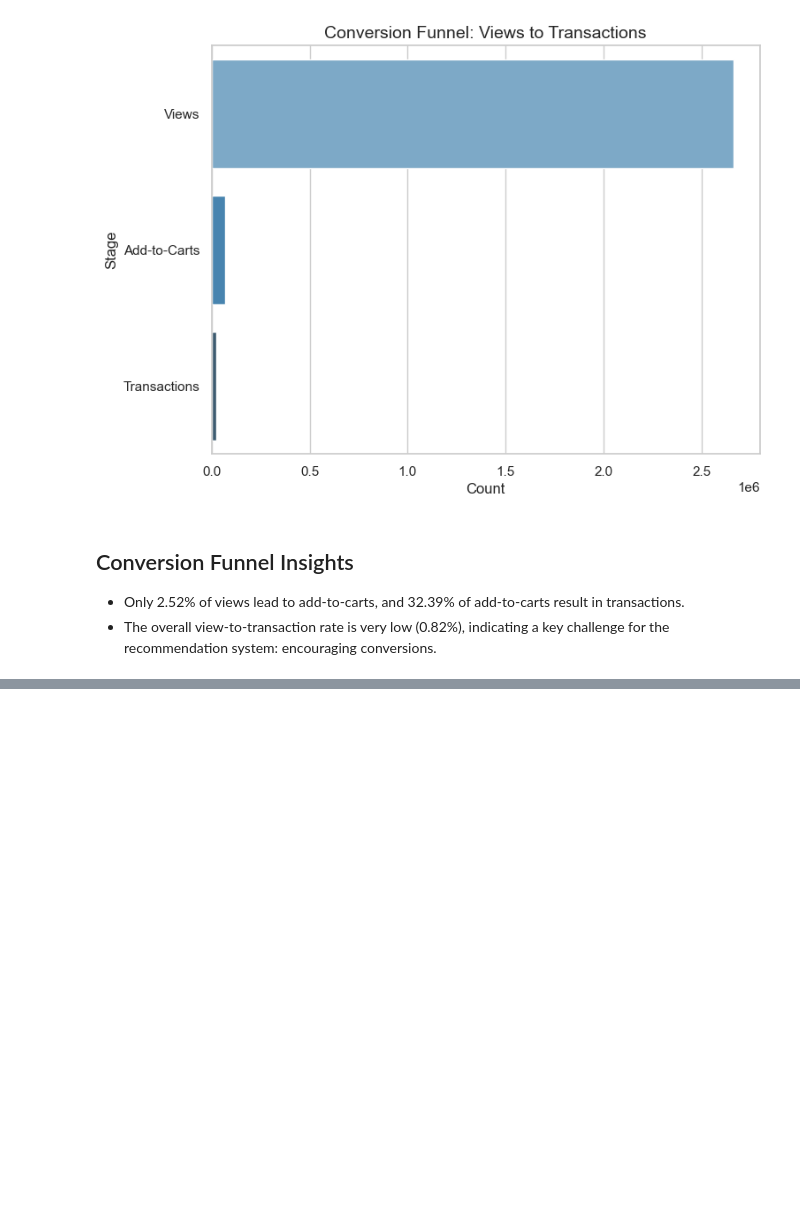
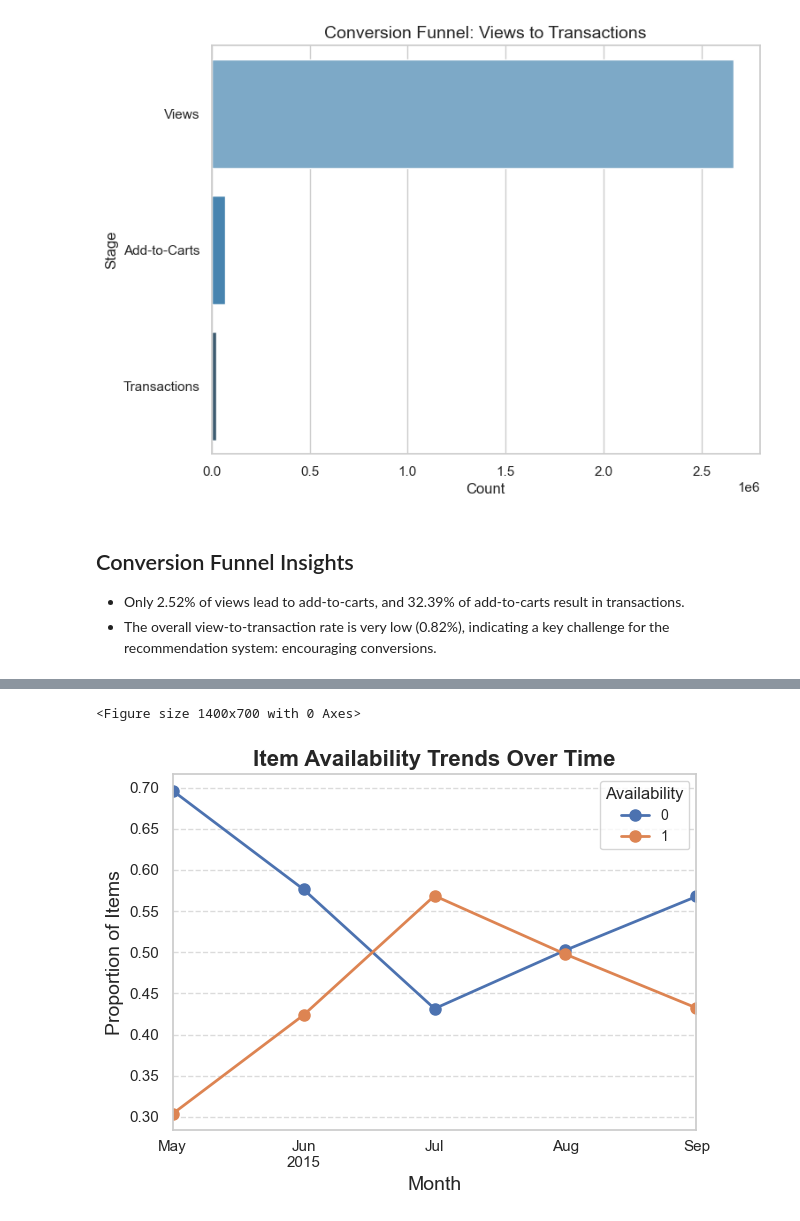
Before and after one commit to 1realbzy/Recommendation-System-getINNOtized, a Jupyter notebook: notebooks/03_exploratory_data_analysis.ipynb, the cells around one changed output, grey strips where cells are left out. Cells and saved outputs as stored; diff of their text form; code cells hidden in the pictures; blank space fills up the shorter version.

```diff
--- a/notebooks/03_exploratory_data_analysis.ipynb
+++ b/notebooks/03_exploratory_data_analysis.ipynb
@@ -211,0 +298,80 @@ dtype: float64
+# %%
+import os
+import pandas as pd
+import matplotlib.pyplot as plt
+
+# Set chunk size for processing large CSV
+CHUNK_SIZE = 10000
+
+# Ensure the visualizations directory exists
+visualization_dir = "../visualizations/"
+os.makedirs(visualization_dir, exist_ok=True)
+
+# Initialize a DataFrame to store availability counts by month
+availability_counts = {}
+
+# Process item_properties in chunks
+file_paths = ["../data/item_properties_part1.csv", "../data/item_properties_part2.csv"]
+
+for file_path in file_paths:
+    for chunk in pd.read_csv(file_path, chunksize=CHUNK_SIZE):
+        # Filter for availability property
+        chunk = chunk[chunk['property'] == 'available']
+
+        # Convert timestamp to datetime
+        chunk['timestamp'] = pd.to_datetime(chunk['timestamp'], unit='ms')
+
+        # Extract month
+        chunk['month'] = chunk['timestamp'].dt.to_period('M')
+
+        # Count availability values by month
+        monthly_counts = chunk.groupby('month')['value'].value_counts().unstack().fillna(0)
+
+        # Accumulate counts
+        for month in monthly_counts.index:
+            if month in availability_counts:
+                availability_counts[month] = availability_counts[month].add(monthly_counts.loc[month], fill_value=0)
+            else:
+                availability_counts[month] = monthly_counts.loc[month]
+
+# Combine into a DataFrame
+availability_by_month = pd.DataFrame(availability_counts).T
+availability_by_month = availability_by_month.sort_index()
+
+# Calculate proportions
+availability_by_month = availability_by_month.div(availability_by_month.sum(axis=1), axis=0)
+
+# Plot availability trends over time
+plt.figure(figsize=(14, 7))
+availability_by_month.plot(kind='line', marker='o', linewidth=2, markersize=8)
+plt.title("Item Availability Trends Over Time", fontsize=16, fontweight='bold')
+plt.xlabel("Month", fontsize=14)
+plt.ylabel("Proportion of Items", fontsize=14)
+plt.legend(title="Availability", title_fontsize=12, fontsize=10, loc='best')
+plt.grid(True, linestyle='--', alpha=0.7)
+plt.tight_layout()
+
+# Save the plot
+plt.savefig(os.path.join(visualization_dir, "availability_distribution.png"), dpi=300)
+plt.show()
+
+# Create a stacked area plot for a different visualization
+plt.figure(figsize=(14, 7))
+availability_by_month.plot(kind='area', stacked=True, alpha=0.7)
+plt.title("Cumulative Item Availability Distribution", fontsize=16, fontweight='bold')
+plt.xlabel("Month", fontsize=14)
+plt.ylabel("Proportion of Items", fontsize=14)
+plt.legend(title="Availability", title_fontsize=12, fontsize=10, loc='best')
+plt.grid(True, linestyle='--', alpha=0.7)
+plt.tight_layout()
+
+# Save the stacked area plot
+plt.savefig(os.path.join(visualization_dir, "availability_distribution_stacked.png"), dpi=300)
+plt.show()
+
+# Print summary statistics
+print("Availability Distribution Summary:")
+print(availability_by_month.describe())
+# %% [output]
+<Figure size 1400x700 with 0 Axes>
+[figure, added]
```
Also changed, not shown: parts of 12 cells of this notebook, 1 other file.
